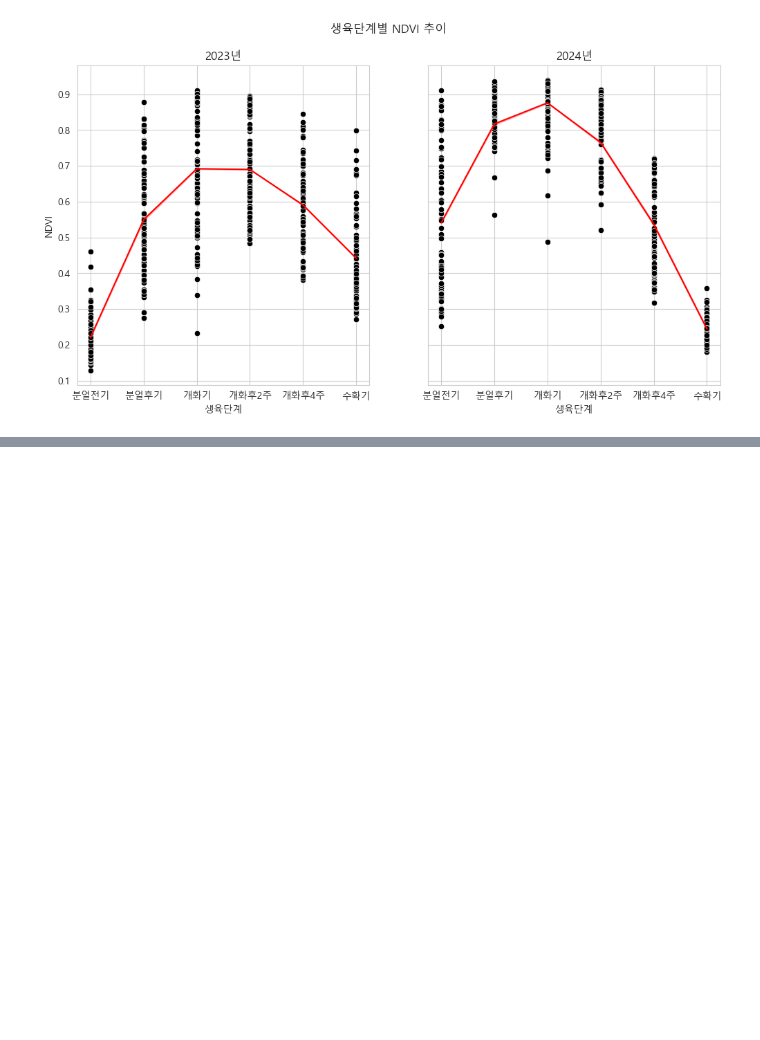
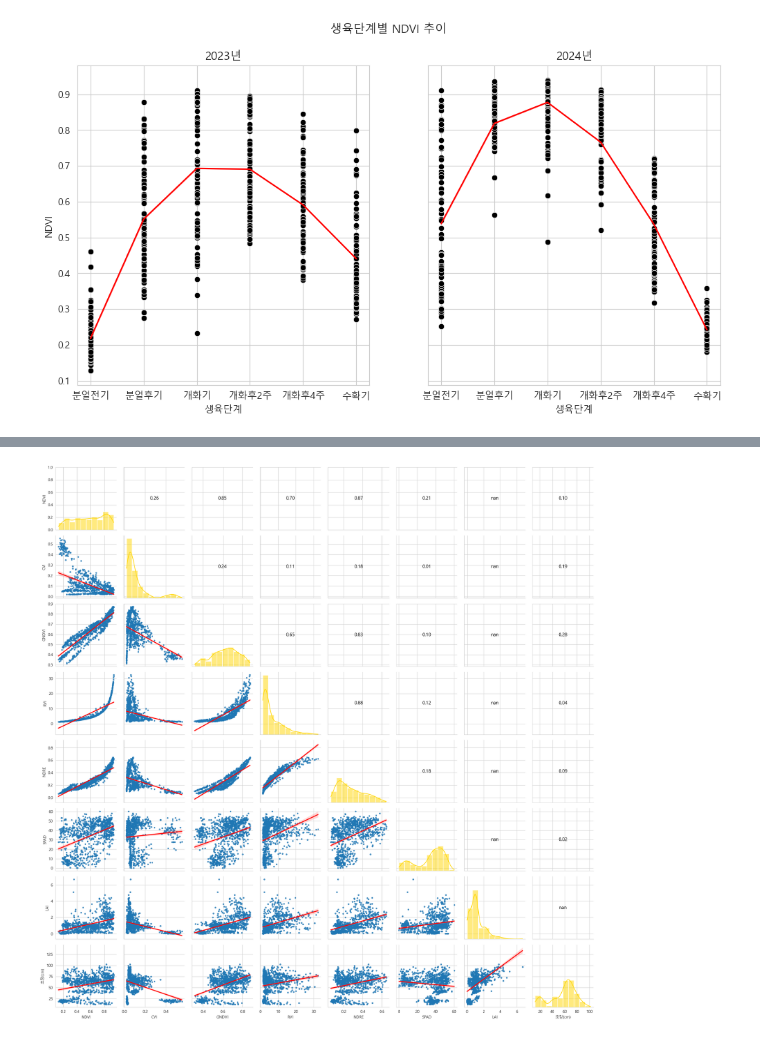
Before and after one commit to SmartDigitalAg/Wheat-Yield-Estimation, a Jupyter notebook: drone_yield/analysis/analysis.ipynb, the cells around one changed output, grey strips where cells are left out. Drawn from its saved outputs; the diff is of its cells as text; code cells hidden in the pictures; blank space fills up the shorter version.

```diff
--- a/drone_yield/analysis/analysis.ipynb
+++ b/drone_yield/analysis/analysis.ipynb
@@ -54,0 +331,62 @@ fig.suptitle(f'생육단계별 {y_feature_name} 추이');
+# %%
+import pandas as pd
+import os
+import matplotlib.pyplot as plt
+import seaborn as sns
+import numpy as np
+from scipy.stats import pearsonr, linregress
+from sklearn.linear_model import LinearRegression
+from sklearn.metrics import r2_score
+
+
+def calculate_r2(x, y):
+    slope, intercept, r_value, p_value, std_err = linregress(x, y)
+    return r_value ** 2
+
+
+def upper_r2(x, y, **kwargs):
+    r2 = calculate_r2(x, y)
+    ax = plt.gca()
+    ax.annotate(f'{r2:.2f}', xy=(0.5, 0.5), xycoords='axes fraction',
+                ha='center', va='center', fontsize=12, color='black')
+
+
+def lower_scatter_with_reg(x, y, **kwargs):
+    ax = plt.gca()
+    sns.regplot(x=x, y=y, ax=ax, scatter_kws={'s': 10}, line_kws={"color": "red"})
+
+
+def corrfunc(x, y, **kws):
+    r = np.corrcoef(x, y)[0, 1]
+    plt.gca().annotate(f"{r:.2f}", xy=(0.5, 0.5), xycoords="axes fraction",
+                       ha="center", va="center", fontsize=12)
+
+
+def lower_scatter_with_reg2(x, y, **kwargs):
+    ax = plt.gca()
+    sns.regplot(x=x, y=y, ax=ax, scatter_kws={'s': 10}, line_kws={"color": "red"})
+
+
+def pair_plot(data):
+    # combine_info = {
+    #     "": ["TMX", "TMN", "SRAD", "WSPD", "RHUM", "PRCP"],
+    #     "Rainfall Days": ["r20", "r30", "r50", "r80", "PRCP"],
+    #     "Total Rainfall": ["r20_sum", "r30_sum", "r50_sum", "r80_sum", "PRCP"]
+    # }
+    values = ['NDVI', 'CVI', 'GNDVI', 'RVI', 'NDRE', 'SPAD', 'LAI', '초장(cm)']
+    # for key, values in combine_info.items():
+    df = data[values]
+    g = sns.PairGrid(df, vars=values)
+    g.map_upper(upper_r2)
+    g.map_lower(lower_scatter_with_reg)
+    g.map_diag(sns.histplot, kde=True, color="gold", bins=10)
+    plt.show()
+
+        # r2_save_path = os.path.join(save_folder, f"r2_{key}.png")
+        # plt.savefig(r2_save_path)
+        # print("Save:", r2_save_path)
+
+
+pair_plot(df)
+# %% [output]
+[figure, added]
```
Also changed, not shown: parts of 14 cells of this notebook, 11 other files.
